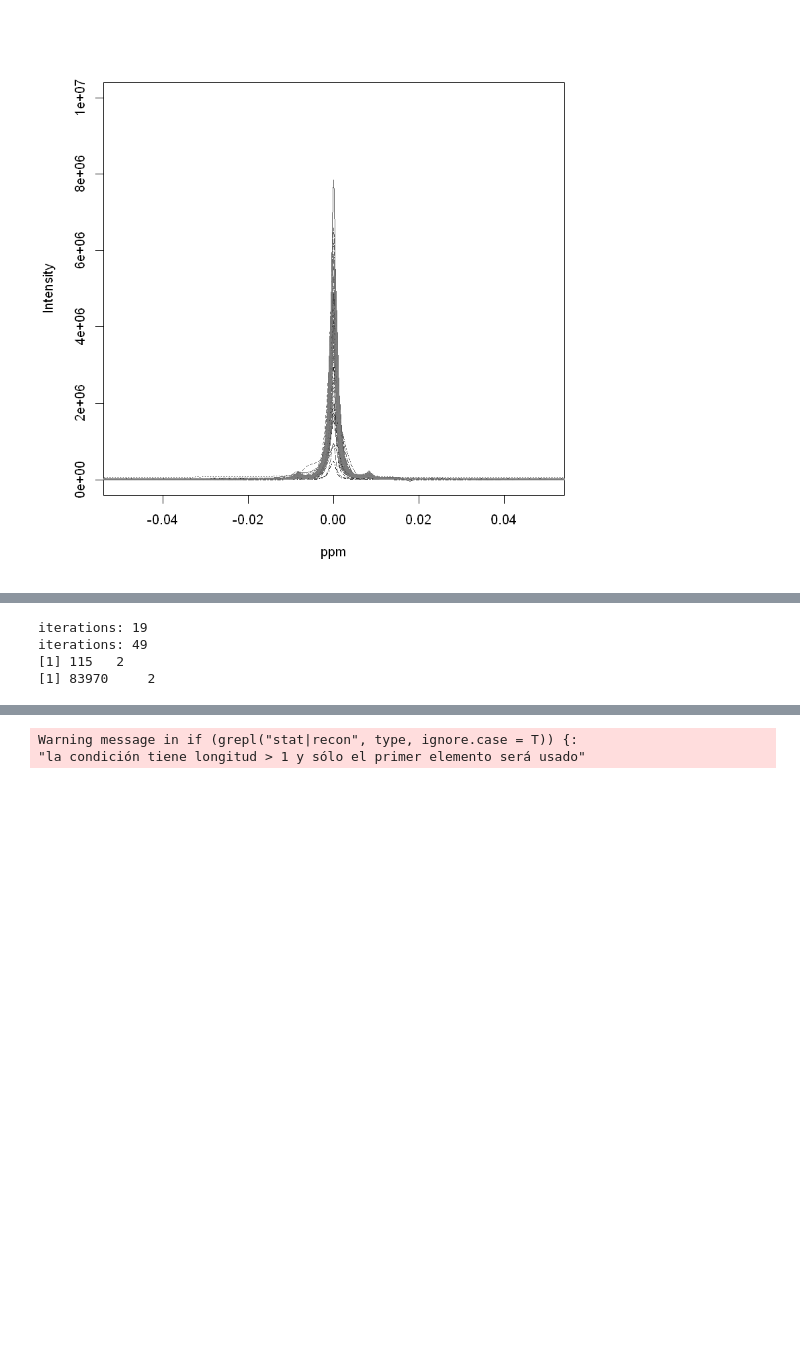
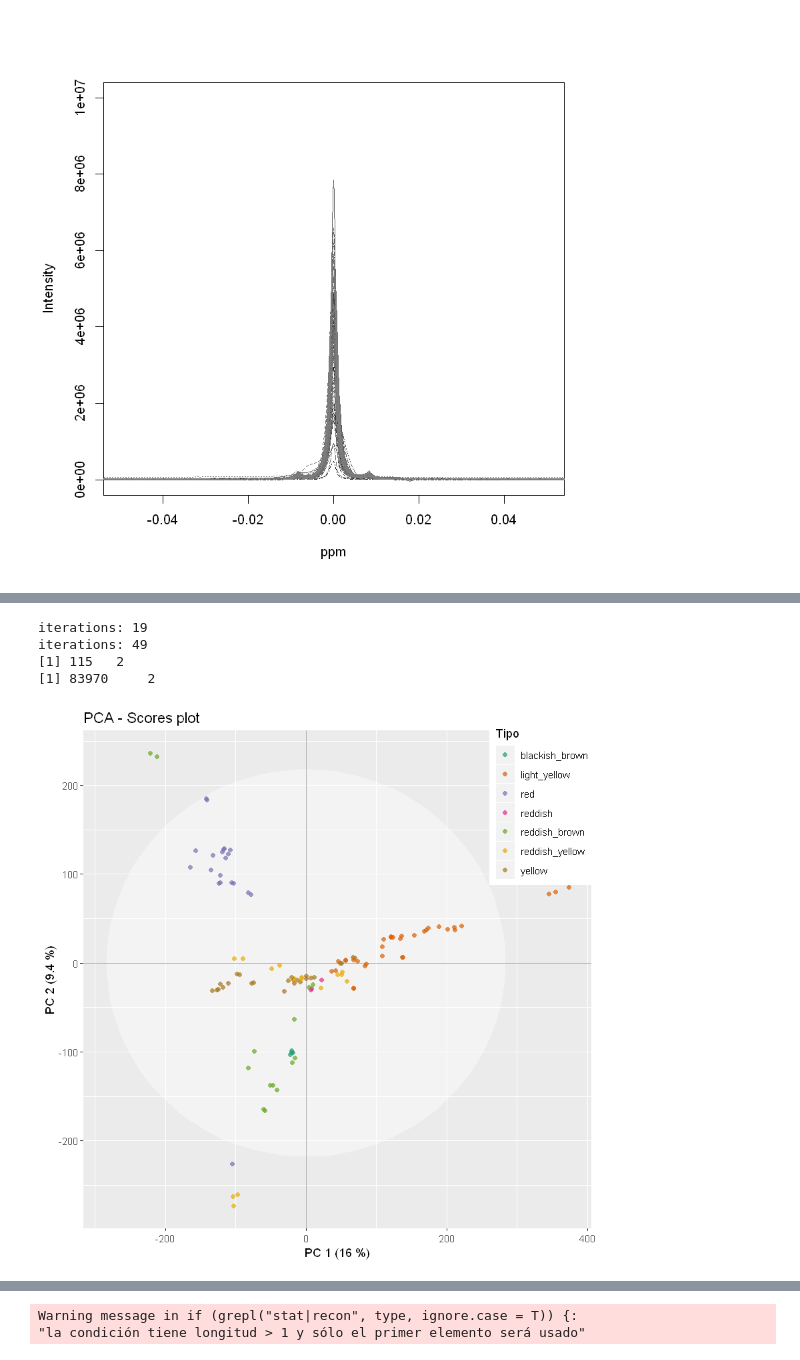
Before and after one commit to davidgarciam/propolis_project, a Jupyter notebook: Propolis_R.ipynb, the cells around one changed output, grey strips where cells are left out. Cells and saved outputs as stored; diff of their text form; code cells hidden in the pictures; blank space fills up the shorter version.

```diff
--- a/Propolis_R.ipynb
+++ b/Propolis_R.ipynb
@@ -82,9 +96,12 @@ matspec(ppm.ex, X.pqn[1:10,], shift = c(0,10))
 # %%
-ID= Metadata_f$SampleID
+#PCA
 
 pca.model=pca(X=X.pqn, pc=2, scale='UV', center=TRUE)
+
+plotscores(model=pca.model, pc=c(1,2), an=list(Tipo=Metadata_f$Color), title='PCA - Scores plot')
 # %% [output]
 iterations: 19
 iterations: 49
 [1] 115   2
 [1] 83970     2
+[figure, added]
```
Also changed, not shown: parts of 23 cells of this notebook.
